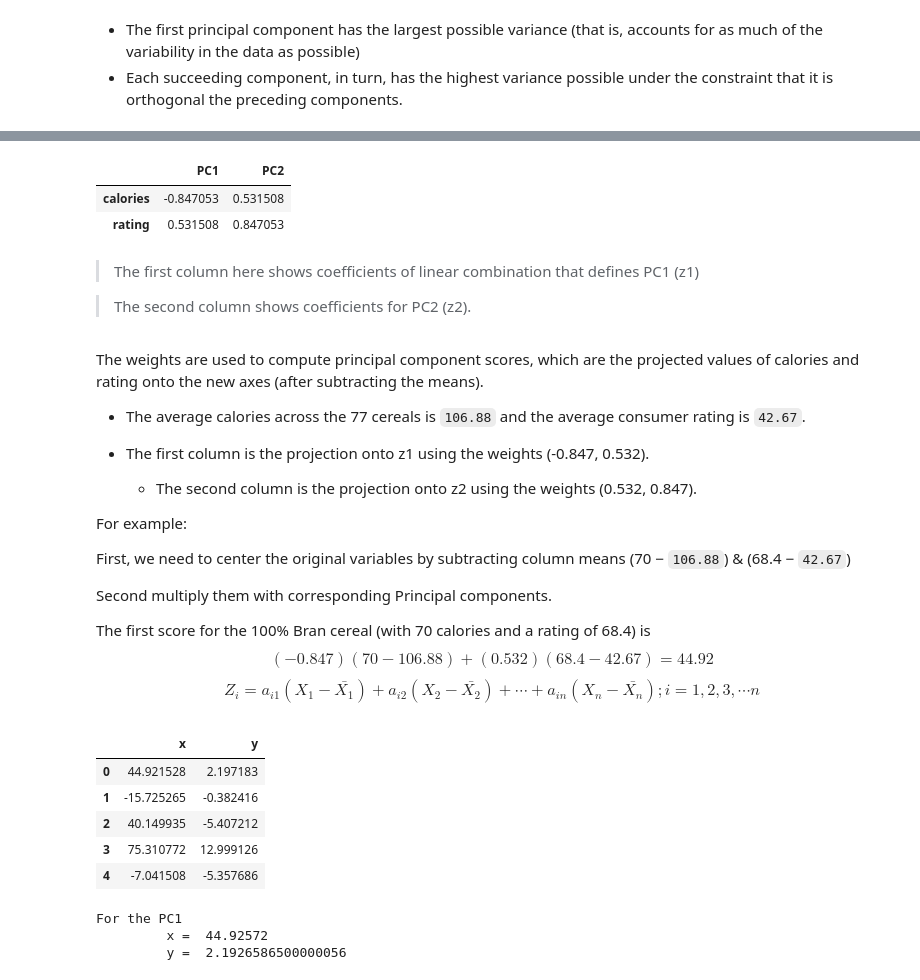
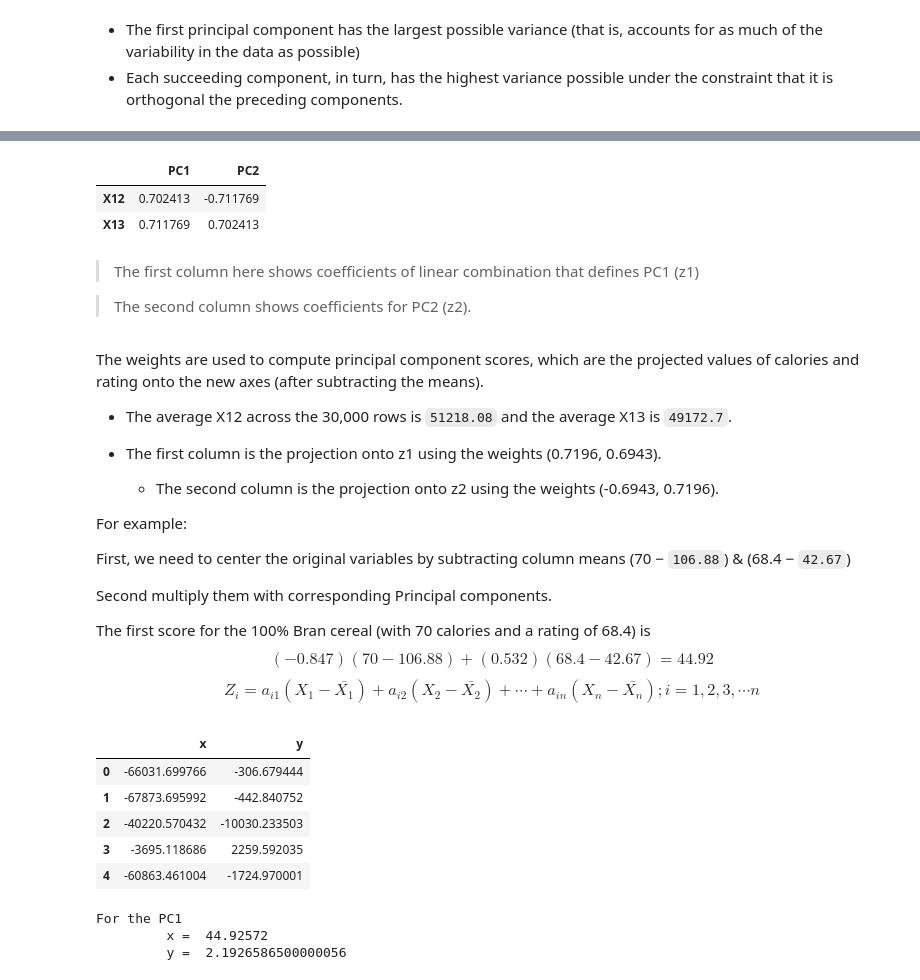
Before and after one commit to PosgradoMNA/actividades-del-projecto-team_59, a Jupyter notebook: Actividad_Sem_04_CD_PCA.ipynb, the cells around one changed output, grey strips where cells are left out. Cells and saved outputs as stored; diff of their text form; code cells hidden in the pictures.

```diff
--- a/Actividad_Sem_04_CD_PCA.ipynb
+++ b/Actividad_Sem_04_CD_PCA.ipynb
@@ -103,0 +178,8 @@ df.shape
+# %%
+# Eliminamos las variables categóricas
+VarCat = ['X2', 'X3', 'X4', 'X6', 'X7', 'X8', 'X9', 'X10', 'X11']
+ndf = ndf.drop(columns=VarCat)
+# %%
+# Obtenemos la correlación del data frame ndf sin las variables categóricas
+ndfc = ndf.corr()
+ndfc
@@ -110,6 +384,6 @@ We focus first on two variables: `calories` and consumer `rating`:
 # %%
 # - - - - - - - - - - - -
-ndf = df[['X13', 'X12']]
-ndf.corr()
+ndfcs = ndfc[['X13', 'X12']]
+ndfcs.corr()
 # %% [output]
 |  | X13 | X12 |
@@ -410,7 +481,7 @@ from sklearn.decomposition import PCA
 # %%
 pcs = PCA(n_components=2)
 
-pcs.fit(df[['calories', 'rating']])
+pcs.fit(ndfcs[['X12', 'X13']])
 
 pcsSummary = pd.DataFrame({'Standard deviation': np.sqrt(pcs.explained_variance_),
                           'Proportion of variance': pcs.explained_variance_ratio_,
@@ -494,13 +565,13 @@ array([[-0.8471,  0.5315],
 # %%
 pcsComponents_df = pd.DataFrame(pcs.components_.transpose(),
                                 columns=['PC1', 'PC2'],
-                                index=['calories', 'rating']
+                                index=['X12', 'X13']
                                 )
 pcsComponents_df
 # %% [output]
 |  | PC1 | PC2 |
-| calories | -0.847053 | 0.531508 |
-| rating | 0.531508 | 0.847053 |
+| X12 | 0.702413 | -0.711769 |
+| X13 | 0.711769 | 0.702413 |
 # %% [markdown]
 > The first column here shows coefficients of linear combination that defines PC1 (z1)
 
@@ -508,11 +579,13 @@ pcsComponents_df
 # %% [markdown]
 The weights are used to compute principal component scores, which are the projected values of calories and rating onto the new axes (after subtracting the means).
 
-* The average calories across the 77 cereals is `106.88` and the average consumer rating is `42.67`.
+* The average X12 across the 30,000 rows is `51218.08` and the average X13 is `49172.7`.
 
-* The first column is the projection onto z1 using the weights (-0.847, 0.532).
 
-    * The second column is the projection onto z2 using the weights (0.532, 0.847).
+* The first column is the projection onto z1 using the weights (0.7196, 0.6943).
+
+    * The second column is the projection onto z2 using the weights (-0.6943, 	0.7196).
+
 
 For example:
 
@@ -525,17 +598,17 @@ The first score for the 100% Bran cereal (with 70 calories and a rating of 68.4)
 $$( − 0.847)(70 − 106.88) + (0.532)(68.4 − 42.67) = 44.92$$
 $$ Z_i = a_{i1} (X_1 - \bar{X_1}) + a_{i2} (X_2 - \bar{X_2}) + \cdots + a_{in} (X_n - \bar{X_n}) ; i = 1, 2, 3, \cdots n$$
 # %%
-scores = pd.DataFrame(pcs.transform(df[['calories', 'rating']]),
+scores = pd.DataFrame(pcs.transform(df[['X12', 'X13']]),
                       columns=['x', 'y']
                       )
 scores.head()
 # %% [output]
 |  | x | y |
-| 0 | 44.921528 | 2.197183 |
-| 1 | -15.725265 | -0.382416 |
-| 2 | 40.149935 | -5.407212 |
-| 3 | 75.310772 | 12.999126 |
-| 4 | -7.041508 | -5.357686 |
+| 0 | -66031.699766 | -306.679444 |
+| 1 | -67873.695992 | -442.840752 |
+| 2 | -40220.570432 | -10030.233503 |
+| 3 | -3695.118686 | 2259.592035 |
+| 4 | -60863.461004 | -1724.970001 |
 # %%
 x = (-0.847)*(70-106.88)+(0.532)*(68.4-42.67)
 
```
Also changed, not shown: parts of 52 cells of this notebook.
